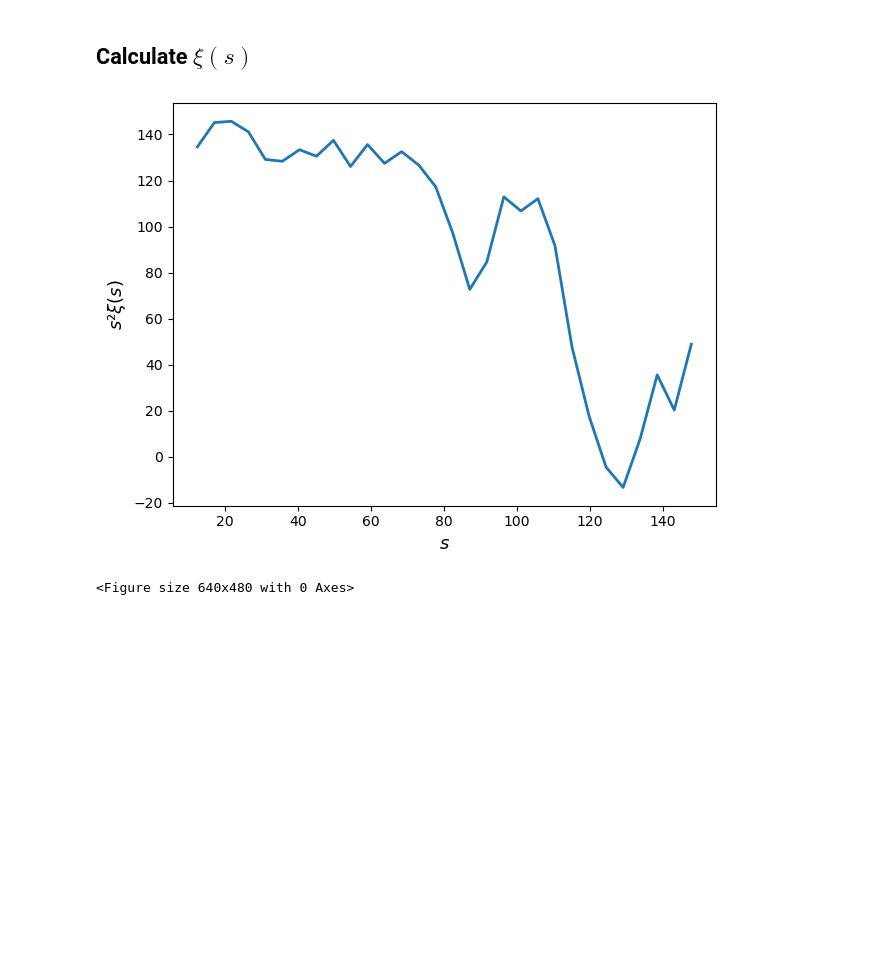
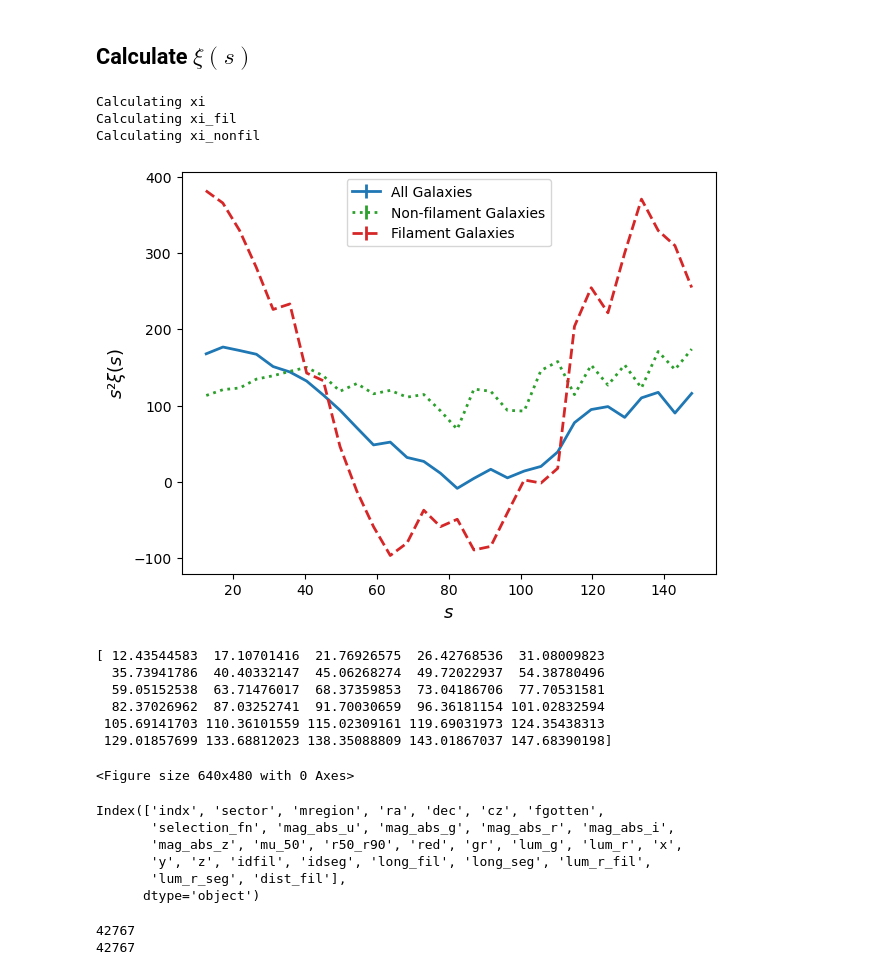
Before and after one commit to FedeDavilaKurban/filbao, a Jupyter notebook: main.ipynb, the cells around one changed output. Drawn from its saved outputs; the diff is of its cells as text; code cells hidden in the pictures; blank space fills up the shorter version.

```diff
--- a/main.ipynb
+++ b/main.ipynb
@@ -185,12 +252,10 @@ plt.show()
 import matplotlib.pyplot as plt
 
 # Define filament and non-filament galaxies
-filgxs = cat_sdss_z_mag[cat_sdss_z_mag['dist_fil']<=3.]
-nonfilgxs = cat_sdss_z_mag[cat_sdss_z_mag['dist_fil']>8.25]
+filgxs = cat_sdss_z_mag[cat_sdss_z_mag['dist_fil']<=dist_min]
+nonfilgxs = cat_sdss_z_mag[cat_sdss_z_mag['dist_fil']>dist_max]
 
 # Create randoms for each sample
-#filgxs_cdf_inv_z = build_cdf_from_parabola(filgxs['red'].values, filgxs['red'].values.min(), filgxs['red'].values.max())[0]
-#u = np.random.uniform(0, 1, len(random_data))
 random_filgxs_red = generate_random_red(filgxs['red'].values,nrand)
 random_filgxs = pd.DataFrame({
     'ra': random_data['ra'],
@@ -199,8 +264,6 @@ random_filgxs = pd.DataFrame({
 }
 )
 
-#nonfilgxs_cdf_inv_z = build_cdf_from_parabola(nonfilgxs['red'].values, nonfilgxs['red'].values.min(), nonfilgxs['red'].values.max())[0]
-#u = np.random.uniform(0, 1, len(random_data))
 random_nonfilgxs_red = generate_random_red(nonfilgxs['red'].values,nrand)
 random_nonfilgxs = pd.DataFrame({
     'ra': random_data['ra'],
@@ -306,7 +381,7 @@ import numpy as np
 import pandas as pd
 import treecorr
 from astropy.cosmology import FlatLambdaCDM
-cosmo = FlatLambdaCDM(H0=67.74, Om0=0.3089)
+cosmo = FlatLambdaCDM(H0=h*100, Om0=0.3089)
 
 def H(ra, dec, z):
 
@@ -322,12 +397,7 @@ def H(ra, dec, z):
 
 def calculate_xi(data,randoms,config,sample=None):
 
-  # Transform to Cartesian
-  #random = pd.DataFrame()
-  #data = pd.DataFrame()
-
   randoms["x"], randoms["y"], randoms["z"] = H(randoms["ra"], randoms["dec"], randoms["red"])
-  #data["x"], data["y"], data["z"] = H(data["ra"], data["dec"], data["red"])
   data.loc[:, ('x')],data.loc[:, ('y')],data.loc[:, ('z')] = H(data["ra"], data["dec"], data["red"])
 
 
@@ -356,25 +426,67 @@ def calculate_xi(data,randoms,config,sample=None):
     dr.write(f'../data/dr_{sample}.txt')
   return xi, varxi, dd.meanr
 
-xi, varxi, s = calculate_xi(cat_sdss_z_mag,random_data,config)
+print('Calculating xi')
+xi, varxi, s = calculate_xi(cat_sdss_z_mag, random_data, config)
+
+print('Calculating xi_fil')
+xi_fil, varxi_fil, s_fil = calculate_xi(filgxs, random_filgxs, config)
+
+print('Calculating xi_nonfil')
+xi_nonfil, varxi_nonfil, s_nonfil = calculate_xi(nonfilgxs, random_nonfilgxs, config)
+# %% [output]
+Calculating xi
+Calculating xi_fil
+Calculating xi_nonfil
 # %%
 import matplotlib.pyplot as plt
 fslabel = 13
 
 sig = np.sqrt(varxi)
+sig_nonfil = np.sqrt(varxi_nonfil)
+sig_fil = np.sqrt(varxi_fil)
 
 #s = dd.meanr
-plt.errorbar(s, xi*s**2, yerr=sig, color='C00', lw=2)
+plt.errorbar(s, xi*s**2, yerr=sig, color='C00', lw=2, label='All Galaxies')
+plt.errorbar(s_nonfil, xi_nonfil*s_nonfil**2, yerr=sig_nonfil, color='C02', lw=2, label='Non-filament Galaxies', ls=':')
+plt.errorbar(s_fil, xi_fil*s_fil**2, yerr=sig_fil, color='C03', lw=2, label='Filament Galaxies', ls='--')
 
 plt.xlabel(r'$s$', fontsize = fslabel)
 plt.ylabel(r'$s²\xi(s)$', fontsize = fslabel)
+
+#plt.xlim(10, 130)
+
+plt.legend()
 
 plt.tight_layout()
 
 plt.show()
 
-plotname = '../plots/xi_s.png'
+print(s)
+
+plotname = f'../plots/xi_s_mag{mag_max}_z{zmin}-{zmax}_distfil{dist_min}-{dist_max}_color{gr_min}.png'
 plt.savefig(plotname)
 # %% [output]
-[figure, old version]
+[figure, new version]
-<Figure size 640x480 with 0 Axes>
+[ 12.43544583  17.10701416  21.76926575  26.42768536  31.08009823
+  35.73941786  40.40332147  45.06268274  49.72022937  54.38780496
+  59.05152538  63.71476017  68.37359853  73.04186706  77.70531581
+  82.37026962  87.03252741  91.70030659  96.36181154 101.02832594
+ 105.69141703 110.36101559 115.02309161 119.69031973 124.35438313
+ 129.01857699 133.68812023 138.35088809 143.01867037 147.68390198]
+<Figure size 640x480 with 0 Axes>
+# %%
+cat_sdss_z_mag.keys()
+# %% [output]
+Index(['indx', 'sector', 'mregion', 'ra', 'dec', 'cz', 'fgotten',
+       'selection_fn', 'mag_abs_u', 'mag_abs_g', 'mag_abs_r', 'mag_abs_i',
+       'mag_abs_z', 'mu_50', 'r50_r90', 'red', 'gr', 'lum_g', 'lum_r', 'x',
+       'y', 'z', 'idfil', 'idseg', 'long_fil', 'long_seg', 'lum_r_fil',
+       'lum_r_seg', 'dist_fil'],
+      dtype='object')
+# %%
+print(len(cat_sdss_z_mag))
+print(len(cat_sdss_z_mag[cat_sdss_z_mag['gr']>.8]))
+# %% [output]
+42767
+42767
```
Also changed, not shown: parts of 10 cells of this notebook, 1 other file.
